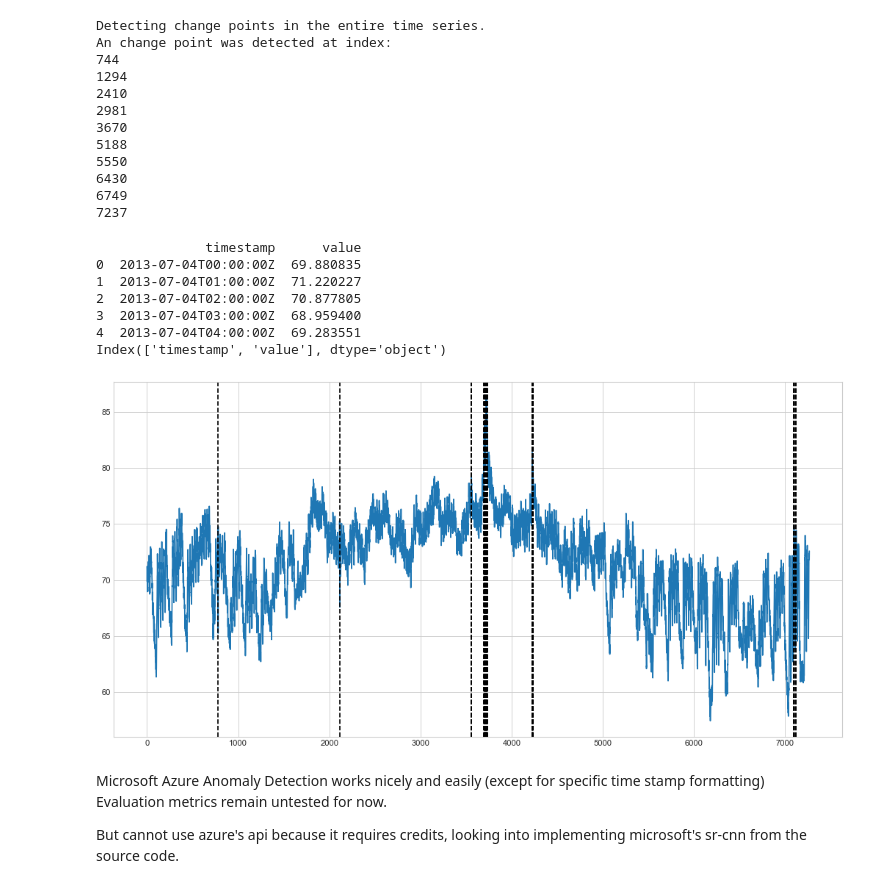
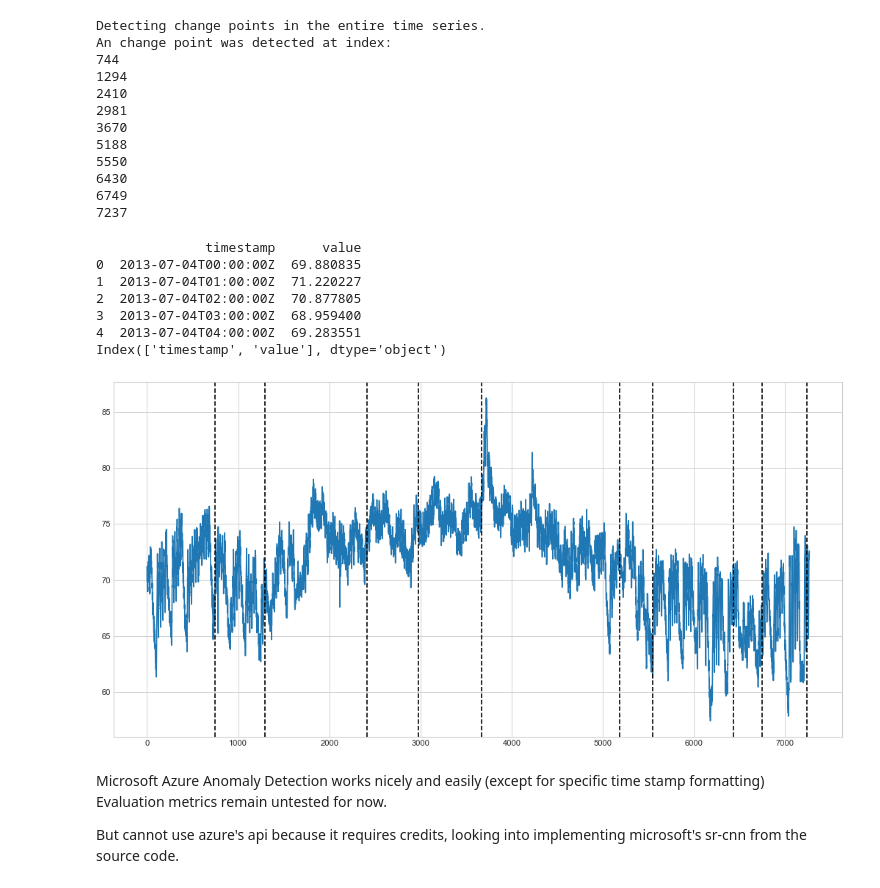
Before and after one commit to ubco-mds-2020-labs/w2020-data599-capstone-projects-ubc-udl, a Jupyter notebook: research/notebook-demo/model_test.ipynb, the cells around one changed output. Cells and saved outputs as stored; diff of their text form; code cells hidden in the pictures.

```diff
--- a/research/notebook-demo/model_test.ipynb
+++ b/research/notebook-demo/model_test.ipynb
@@ -354,6 +354,7 @@ The latest point is not detected as anomaly.
 # %%
 print('Detecting change points in the entire time series.')
 
+anomalies = []
 try:
     response = client.detect_change_point(request)
 except AnomalyDetectorError as e:
@@ -366,6 +367,7 @@ if any(response.is_change_point):
     for i, value in enumerate(response.is_change_point):
         if value:
             print(i)
+            anomalies.append(i)
 else:
     print('No change point were detected in the time series.')
 # %% [output]
@@ -384,19 +386,19 @@ An change point was detected at index:
 # %%
 print(data_file.head())
 figure(figsize=(16, 8), dpi=80)
 print(data_file.columns)
 plt.plot(data_file["value"])
-for xc in anomaly_indexes:
+for xc in anomalies:
     plt.axvline(x=xc, color='k', linestyle='--')
 # %% [output]
               timestamp      value
 0  2013-07-04T00:00:00Z  69.880835
 1  2013-07-04T01:00:00Z  71.220227
 2  2013-07-04T02:00:00Z  70.877805
 3  2013-07-04T03:00:00Z  68.959400
 4  2013-07-04T04:00:00Z  69.283551
 Index(['timestamp', 'value'], dtype='object')
-[figure, old version]
+[figure, new version]
 # %% [markdown]
 Microsoft Azure Anomaly Detection works nicely and easily (except for specific time stamp formatting)
 Evaluation metrics remain untested for now.
```
